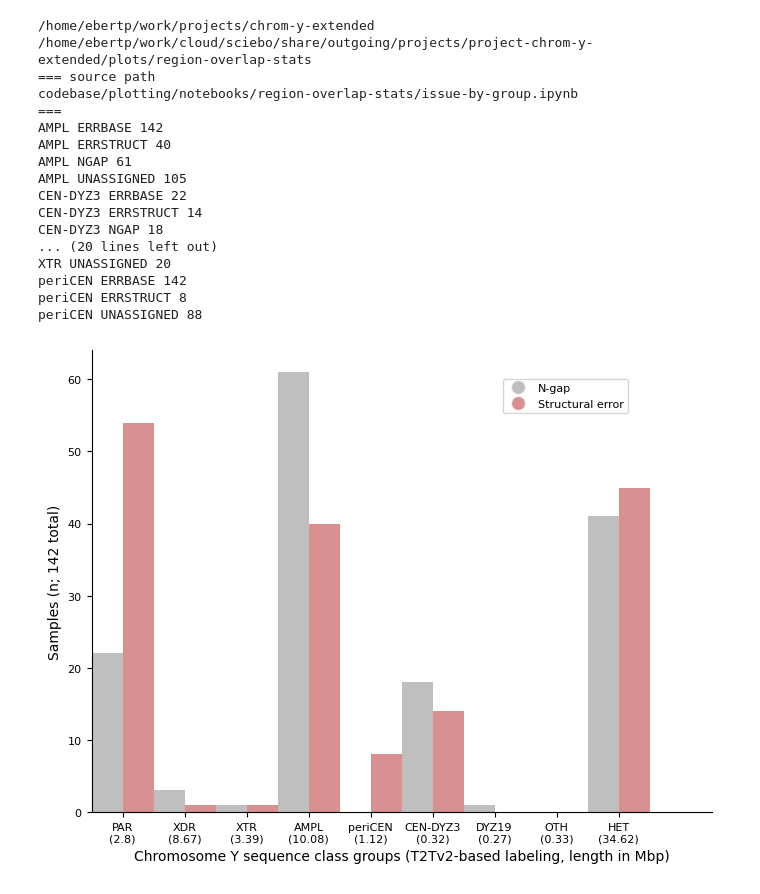
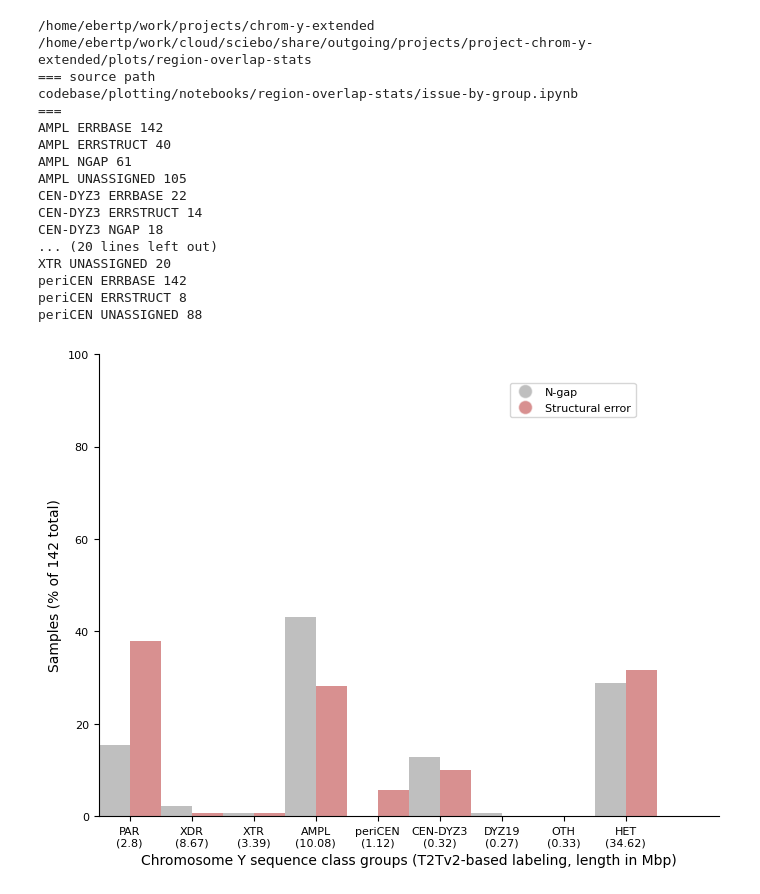
Before and after one commit to core-unit-bioinformatics/project-chrom-y-extended, a Jupyter notebook: codebase/plotting/notebooks/region-overlap-stats/issue-by-group.ipynb, the cells around one changed output. Saved outputs shown, nothing was run; the diff lists cells and outputs as text; code cells hidden in the pictures.

```diff
--- a/codebase/plotting/notebooks/region-overlap-stats/issue-by-group.ipynb
+++ b/codebase/plotting/notebooks/region-overlap-stats/issue-by-group.ipynb
@@ -144,6 +144,7 @@ discard_telomere = False
 assigned_issues = ["NGAP", "UNASSIGNED"]
 overlap_issues = ["ERRSTRUCT", "ERRBASE"]
 
+rel_abd = True
 summary_by_sample = []
 
 for summ_file in summary_files:
@@ -176,7 +177,11 @@ for summ_file in summary_files:
             if assigned == "UNASSIGNED":
                 continue
             x_labels.append((label, assigned))
-            bar_heights.append(len(samples_hit))
+            if rel_abd:
+                y_val = round(len(samples_hit) / num_samples * 100, 1)
+            else:
+                y_val = len(samples_hit)
+            bar_heights.append(y_val)
 
         for overlapping in overlap_issues:
             select_issue = df[f"{overlapping}_n"] > 0
@@ -190,7 +195,11 @@ for summ_file in summary_files:
             if overlapping == "ERRBASE":
                 continue
             x_labels.append((label, overlapping))
-            bar_heights.append(len(samples_hit))
+            if rel_abd:
+                y_val = round(len(samples_hit) / num_samples * 100, 1)
+            else:
+                y_val = len(samples_hit)
+            bar_heights.append(y_val)
 
     fig, ax = plt.subplots(figsize=(8,6))
     colors = [getattr(COLORMAP, t[1]) for t in x_labels]
@@ -212,7 +221,11 @@ for summ_file in summary_files:
     ax.tick_params(axis="both", which="major", labelsize=8)
     ax.spines["top"].set_visible(False)
     ax.spines["right"].set_visible(False)
-    ax.set_ylabel(f"Samples (n; {num_samples} total)", fontsize=10)
+    if rel_abd:
+        ax.set_ylabel(f"Samples (% of {num_samples} total)", fontsize=10)
+        ax.set_ylim((0,100))
+    else:
+        ax.set_ylabel(f"Samples (n of {num_samples} total)", fontsize=10)
     ax.set_xlabel(f"Chromosome Y sequence class groups ({ref_label[ref]}-based labeling, length in Mbp)", fontsize=10)
     ax.legend(handles=legend_elements, loc='upper right', fontsize=8, bbox_to_anchor=(0.875, 0.95))
 
@@ -225,31 +238,31 @@ for summ_file in summary_files:
 summary = pd.DataFrame.from_records(summary_by_sample, columns=["ref", "sample", "region", "issue", "hit"])
 summary.sort_values(["ref", "sample", "region", "issue"], inplace=True)
 out_tsv = TABLE_ROOT.joinpath("issue-by-group", f"fig1_panel_issues-group.source-data.{ref}.tsv")
 out_tsv.parent.mkdir(exist_ok=True, parents=True)
 summary.to_csv(out_tsv, sep="\t", header=True, index=False)
 
 agg = summary.groupby(["ref", "region", "issue"])["hit"].sum()
 
 for (ref, region, issue), count in agg.items():
     if ref != "t2tv2":
         continue
     print(region, issue, count)
 # %% [output]
 /home/ebertp/work/projects/chrom-y-extended
 /home/ebertp/work/cloud/sciebo/share/outgoing/projects/project-chrom-y-extended/plots/region-overlap-stats
 === source path
 codebase/plotting/notebooks/region-overlap-stats/issue-by-group.ipynb
 ===
 AMPL ERRBASE 142
 AMPL ERRSTRUCT 40
 AMPL NGAP 61
 AMPL UNASSIGNED 105
 CEN-DYZ3 ERRBASE 22
 CEN-DYZ3 ERRSTRUCT 14
 CEN-DYZ3 NGAP 18
 ... (20 lines left out)
 XTR UNASSIGNED 20
 periCEN ERRBASE 142
 periCEN ERRSTRUCT 8
 periCEN UNASSIGNED 88
-[figure, old version]
+[figure, new version]
```
Also changed, not shown: parts of 1 cell of this notebook, 3 other files.
